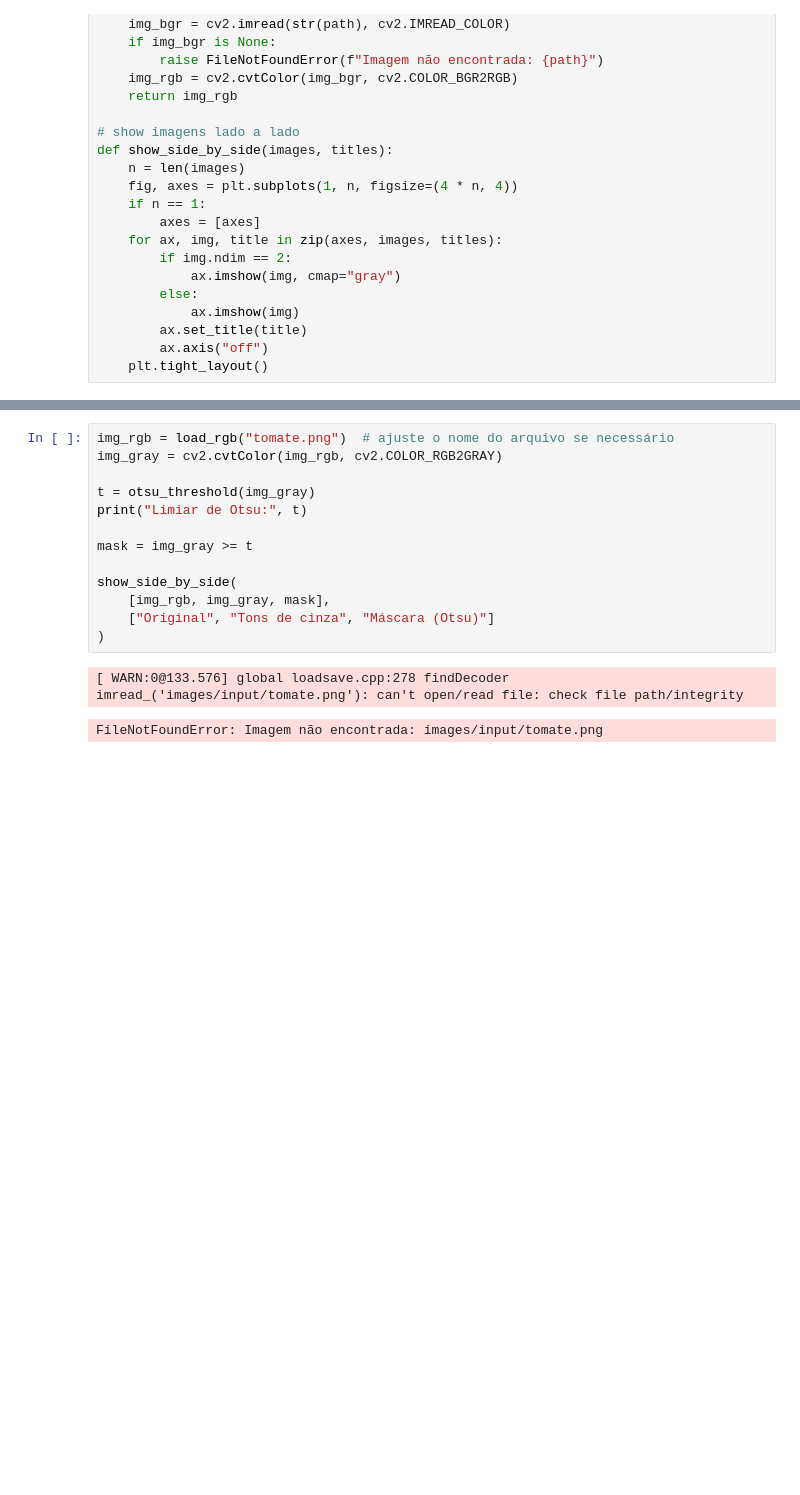
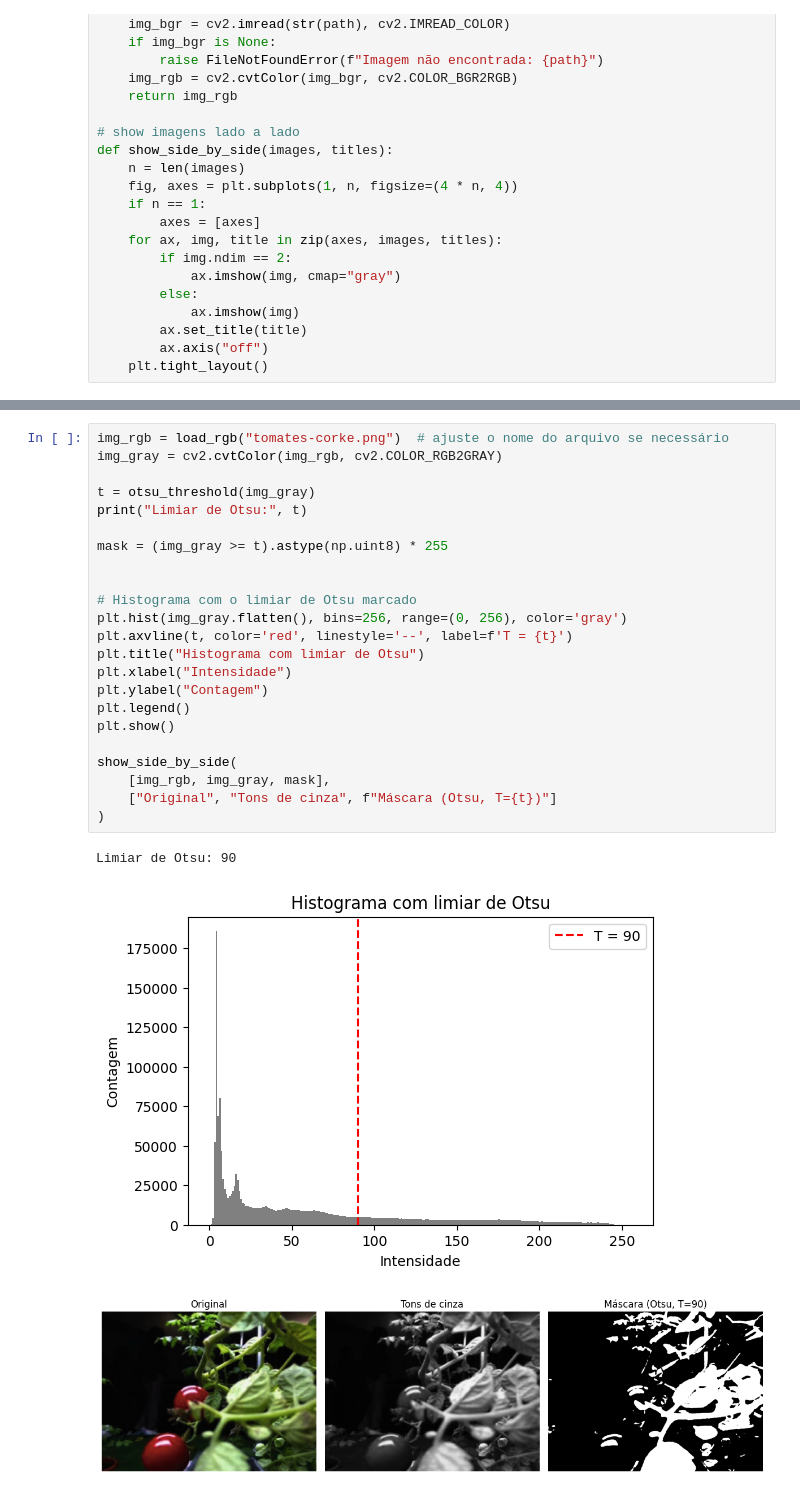
Before and after one commit to m9tzin/segmentation-cvis, a Jupyter notebook: notebook/atividade_segmentacao.ipynb, the cells around one changed output, grey strips where cells are left out. Cells and saved outputs as stored; diff of their text form; blank space fills up the shorter version.

```diff
--- a/notebook/atividade_segmentacao.ipynb
+++ b/notebook/atividade_segmentacao.ipynb
@@ -55,18 +92,29 @@ def show_side_by_side(images, titles):
 
 Este bloco demonstra como chamar a função `otsu_threshold` (a ser implementada em `src/otsu.py`).
 # %%
-img_rgb = load_rgb("tomate.png")  # ajuste o nome do arquivo se necessário
+img_rgb = load_rgb("tomates-corke.png")  # ajuste o nome do arquivo se necessário
 img_gray = cv2.cvtColor(img_rgb, cv2.COLOR_RGB2GRAY)
 
 t = otsu_threshold(img_gray)
 print("Limiar de Otsu:", t)
 
-mask = img_gray >= t
+mask = (img_gray >= t).astype(np.uint8) * 255
+
+
+# Histograma com o limiar de Otsu marcado
+plt.hist(img_gray.flatten(), bins=256, range=(0, 256), color='gray')
+plt.axvline(t, color='red', linestyle='--', label=f'T = {t}')
+plt.title("Histograma com limiar de Otsu")
+plt.xlabel("Intensidade")
+plt.ylabel("Contagem")
+plt.legend()
+plt.show()
 
 show_side_by_side(
     [img_rgb, img_gray, mask],
-    ["Original", "Tons de cinza", "Máscara (Otsu)"]
+    ["Original", "Tons de cinza", f"Máscara (Otsu, T={t})"]
 )
 # %% [output]
-[ WARN:0@133.576] global loadsave.cpp:278 findDecoder imread_('images/input/tomate.png'): can't open/read file: check file path/integrity
+Limiar de Otsu: 90
-FileNotFoundError: Imagem não encontrada: images/input/tomate.png
+[figure, added]
+[figure, added]
```
Also changed, not shown: parts of 4 cells of this notebook.
